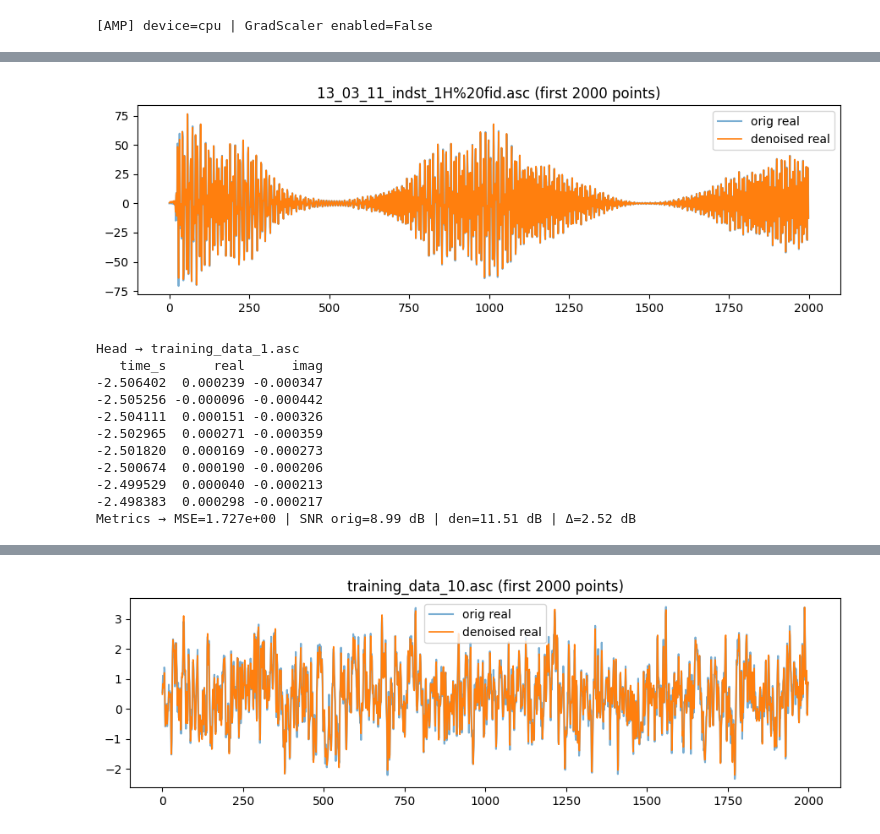
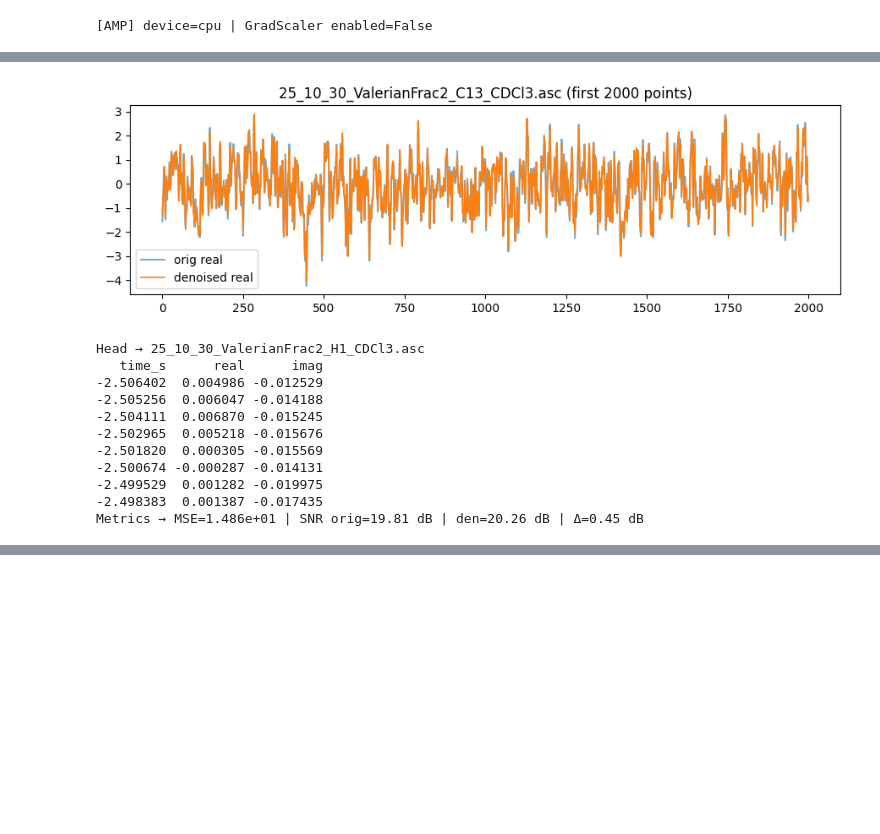
Before and after one commit to Quintinlf/NMR-Project, a Jupyter notebook: deep_learning_model.ipynb, the cells around one changed output, grey strips where cells are left out. Drawn from its saved outputs; the diff is of its cells as text; code cells hidden in the pictures; blank space fills up the shorter version.

```diff
--- a/deep_learning_model.ipynb
+++ b/deep_learning_model.ipynb
@@ -193,8 +193,8 @@ from torch.amp import autocast, GradScaler
 # an epoch is how many times the neural net will go through all of the dataset.
 #increase the number of epochs if the model is underfitted and decrease if overfitted
 
-EPOCHS = 20                # increased epochs
-STEPS_PER_EPOCH = 80
+EPOCHS = 40                # increased epochs
+STEPS_PER_EPOCH = 120
 BATCH_SIZE = 8
 CROP_LEN = 2048
 NOISE_SCHEDULE = [0.04, 0.035, 0.03, 0.03, 0.025, 0.025]  # per-epoch noise (post tail-RMS scale)
@@ -216,8 +216,8 @@ import os, glob, numpy as np, torch, pandas as pd, matplotlib.pyplot as plt
 assert 'model_physics' in globals(), "model_physics not defined (run model build cell first)"
 assert 'device' in globals(), "device not defined (run device cell first)"
 
-# Config (reuse existing globals if already set)
-data_dir = globals().get('data_dir', r"C:\Users\Windows User\NMR-Project\training_data")
+# Config - Force reset to use all data (not just training_data)
+data_dir = r"C:\Users\Windows User\NMR-Project\data"  # Use entire data folder
 save_outputs = globals().get('save_outputs', False)
 out_dir = os.path.join(data_dir, "denoised")
 if save_outputs:
@@ -225,8 +225,9 @@ if save_outputs:
 
 print(f"[Config] data_dir={data_dir} save_outputs={save_outputs}")
 
-files = sorted(glob.glob(os.path.join(data_dir, "*.asc")))
+# Recursively find all .asc files in data folder and subdirectories
+files = sorted(glob.glob(os.path.join(data_dir, "**", "*.asc"), recursive=True))
 if not files:
-    raise FileNotFoundError(f"No .asc files found in {data_dir}")
-print(f"[Load] Found {len(files)} .asc files")
+    raise FileNotFoundError(f"No .asc files found in {data_dir} or subdirectories")
+print(f"[Load] Found {len(files)} .asc files across all subdirectories")
 # %% [output]
@@ -685,12 +690,16 @@ Real fine-tune epoch 10/10: loss=1.481004e-01 over 27 files
 # %%
-# ---- Processing loop ----
+# ---- Processing loop (krishna_data only) ----
 rows = []
 previewed = improved = processed = saved = 0
-max_preview = 8
+max_preview = 8  # Fixed: was incorrectly set to []
 nu0_Hz = 399.78219838e6
 
-print("[Run] Starting denoise + metrics...")
-for fpath in files:
+# Filter for krishna_data folder only
+krishna_files = [f for f in files if "krishna_data" in f.replace("\\", "/")]
+print(f"[Filter] Found {len(krishna_files)} files in krishna_data folder")
+
+print("[Run] Starting denoise + metrics (krishna_data only)...")
+for fpath in krishna_files:
     fname = os.path.basename(fpath)
     try:
         t, r, im = _read_asc(fpath)
@@ -755,10 +764,38 @@ for fpath in files:
         continue
 
 summary_df = pd.DataFrame(rows)
-print("\n--- Summary ---")
+print("\n--- Summary (krishna_data) ---")
 if not summary_df.empty:
     print(summary_df.to_string(index=False,
                                float_format=lambda x: f"{x:.6g}"))
+    # Compute average improvement
+    valid_dsnr = summary_df['ΔSNR_dB'].dropna()
+    if len(valid_dsnr) > 0:
+        avg_improvement = valid_dsnr.mean()
+        print(f"\nAverage ΔSNR improvement: {avg_improvement:.2f} dB")
+
+        # Save checkpoint if significant improvement detected
+        if avg_improvement > 0.5:
+            checkpoint_path = os.path.join(CHECKPOINT_DIR, f"DenoiseNetPhysics_improved_{time.strftime('%Y%m%d_%H%M%S')}.pth")
+            torch.save({
+                'model_state_dict': model_physics.state_dict(),
+                'optimizer_state_dict': opt.state_dict(),
+                'avg_dsnr_improvement': avg_improvement,
+                'files_processed': processed,
+                'timestamp': time.time()
+            }, checkpoint_path)
+            print(f"✅ Model saved to: {checkpoint_path}")
+
+            # Update latest checkpoint
+            latest_path = os.path.join(CHECKPOINT_DIR, LATEST_NAME)
+            torch.save({
+                'model_state_dict': model_physics.state_dict(),
+                'optimizer_state_dict': opt.state_dict(),
+                'avg_dsnr_improvement': avg_improvement,
+                'files_processed': processed,
+                'timestamp': time.time()
+            }, latest_path)
+            print(f"✅ Latest checkpoint updated: {latest_path}")
 else:
     print("No files processed.")
 print(f"\nProcessed: {processed} | Previewed: {previewed} | Improved ΔSNR>0.5: {improved} | Saved: {saved}")
@@ -783,12 +821,12 @@ Metrics → MSE=7.675e-02 | SNR orig=24.26 dB | den=24.08 dB | Δ=-0.18 dB
-[figure, old version]
+[figure, new version]
-Head → training_data_1.asc
+Head → 25_10_30_ValerianFrac2_H1_CDCl3.asc
    time_s      real      imag
--2.506402  0.000239 -0.000347
--2.505256 -0.000096 -0.000442
--2.504111  0.000151 -0.000326
--2.502965  0.000271 -0.000359
--2.501820  0.000169 -0.000273
--2.500674  0.000190 -0.000206
--2.499529  0.000040 -0.000213
--2.498383  0.000298 -0.000217
-Metrics → MSE=1.727e+00 | SNR orig=8.99 dB | den=11.51 dB | Δ=2.52 dB
+-2.506402  0.004986 -0.012529
+-2.505256  0.006047 -0.014188
+-2.504111  0.006870 -0.015245
+-2.502965  0.005218 -0.015676
+-2.501820  0.000305 -0.015569
+-2.500674 -0.000287 -0.014131
+-2.499529  0.001282 -0.019975
+-2.498383  0.001387 -0.017435
+Metrics → MSE=1.486e+01 | SNR orig=19.81 dB | den=20.26 dB | Δ=0.45 dB
@@ -807 +842,0 @@ Metrics → MSE=5.372e-01 | SNR orig=12.29 dB | den=12.00 dB | Δ=-0.29 dB
-[figure, removed]
```
Also changed, not shown: parts of 10 cells of this notebook.
